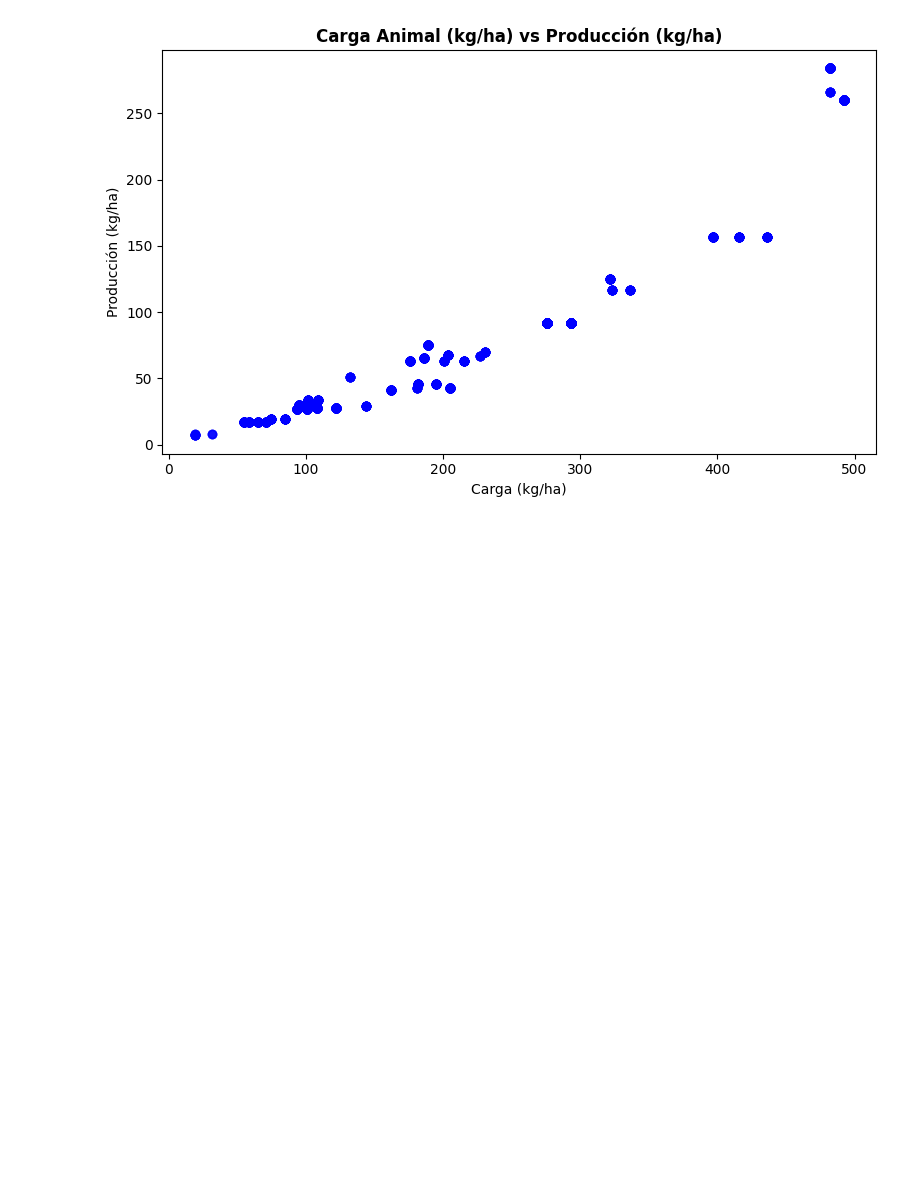
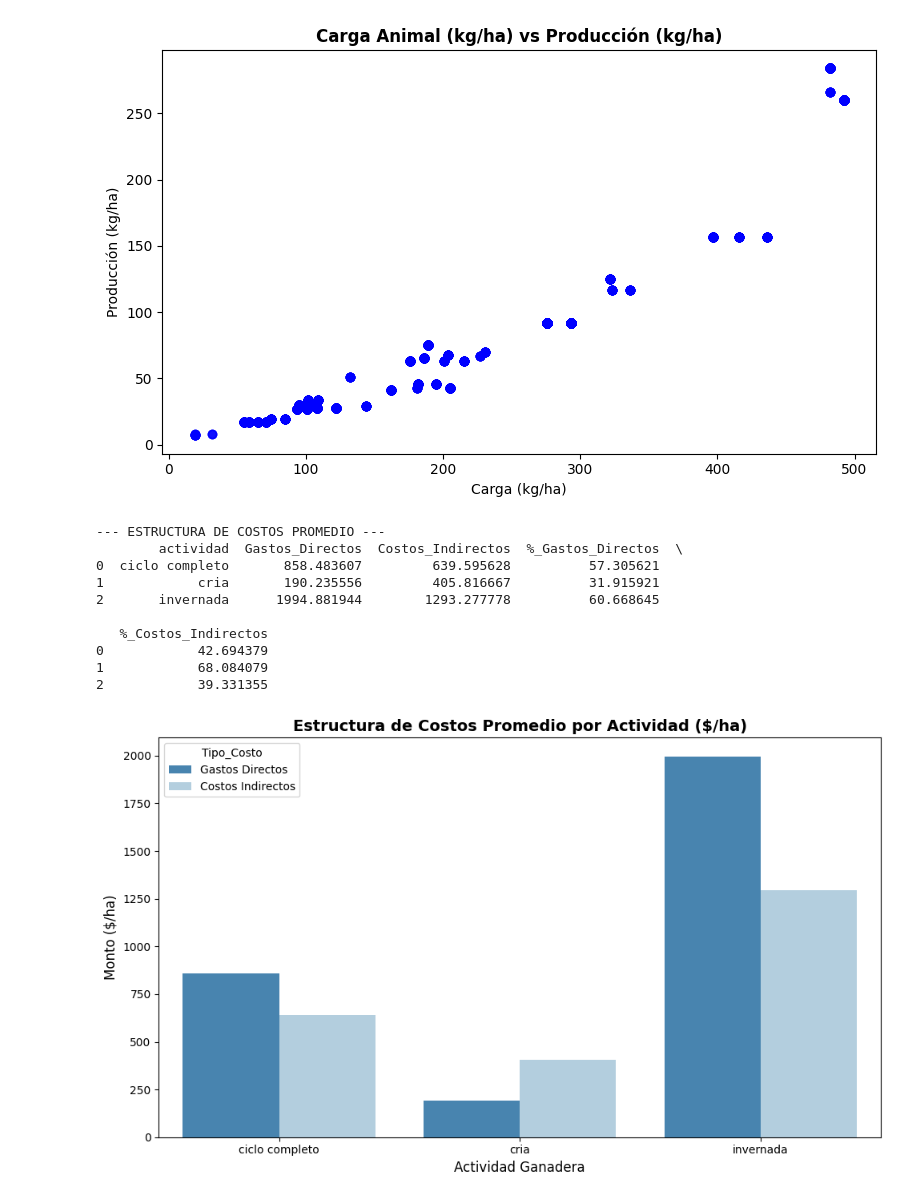
Before and after one commit to bautiunzue/produccion_bovina, a Jupyter notebook: UTN_Final.ipynb, the cells around one changed output. Drawn from its saved outputs; the diff is of its cells as text; code cells hidden in the pictures; blank space fills up the shorter version.

```diff
--- a/UTN_Final.ipynb
+++ b/UTN_Final.ipynb
@@ -62,5 +86,5 @@ df.dropna(inplace=True)
 # %%
-df = pd.read_csv('/content/produccion-de-carne-bovina.csv', encoding='latin-1')
+df = pd.read_csv('/produccion-de-carne-bovina.csv', encoding='latin-1')
 
 df = df.iloc[:, :-3]
 
@@ -290,3 +314,55 @@ plt.tight_layout()
 plt.show()
 # %% [output]
 [figure]
+# %%
+# Agrupación y cálculo de promedios para costos e ingresos por actividad
+cost_summary = df.groupby('actividad').agg(
+    Ingreso=('ingreso_neto_($/ha)', 'mean'),
+    Gastos_Directos=('gastos_directos_($/ha)', 'mean'),
+    Costos_Indirectos=('costos_indirectos_($/ha)', 'mean'),
+    Margen_Bruto=('margen_bruto_($/ha)', 'mean'),
+    Resultado_Neto=('resultado_neto_($/ha)', 'mean')
+).reset_index()
+
+# Cálculo del porcentaje que representa cada tipo de costo dentro del costo total
+costos_totales = cost_summary['Gastos_Directos'] + cost_summary['Costos_Indirectos']
+cost_summary['%_Gastos_Directos'] = (cost_summary['Gastos_Directos'] / costos_totales) * 100
+cost_summary['%_Costos_Indirectos'] = (cost_summary['Costos_Indirectos'] / costos_totales) * 100
+
+print("--- ESTRUCTURA DE COSTOS PROMEDIO ---")
+print(cost_summary[['actividad', 'Gastos_Directos', 'Costos_Indirectos', '%_Gastos_Directos', '%_Costos_Indirectos']])
+
+# Preparación de datos para la visualización (formato largo/melt)
+cost_melted = pd.melt(
+    cost_summary,
+    id_vars=['actividad'],
+    value_vars=['Gastos_Directos', 'Costos_Indirectos'],
+    var_name='Tipo_Costo',
+    value_name='Monto_ha'
+)
+cost_melted['Tipo_Costo'] = cost_melted['Tipo_Costo'].replace({
+    'Gastos_Directos': 'Gastos Directos',
+    'Costos_Indirectos': 'Costos Indirectos'
+})
+
+# Generación del gráfico de barras comparativo de costos
+plt.figure(figsize=(10, 6))
+sns.barplot(data=cost_melted, x='actividad', y='Monto_ha', hue='Tipo_Costo', palette='Blues_r')
+plt.title('Estructura de Costos Promedio por Actividad ($/ha)', fontsize=14, fontweight='bold')
+plt.xlabel('Actividad Ganadera', fontsize=12)
+plt.ylabel('Monto ($/ha)', fontsize=12)
+plt.tight_layout()
+plt.savefig('estructura_costos.png', dpi=300)
+plt.show()
+# %% [output]
+--- ESTRUCTURA DE COSTOS PROMEDIO ---
+        actividad  Gastos_Directos  Costos_Indirectos  %_Gastos_Directos  \
+0  ciclo completo       858.483607         639.595628          57.305621
+1            cria       190.235556         405.816667          31.915921
+2       invernada      1994.881944        1293.277778          60.668645
+
+   %_Costos_Indirectos
+0            42.694379
+1            68.084079
+2            39.331355
+[figure, added]
```
Also changed, not shown: parts of 13 cells of this notebook.
